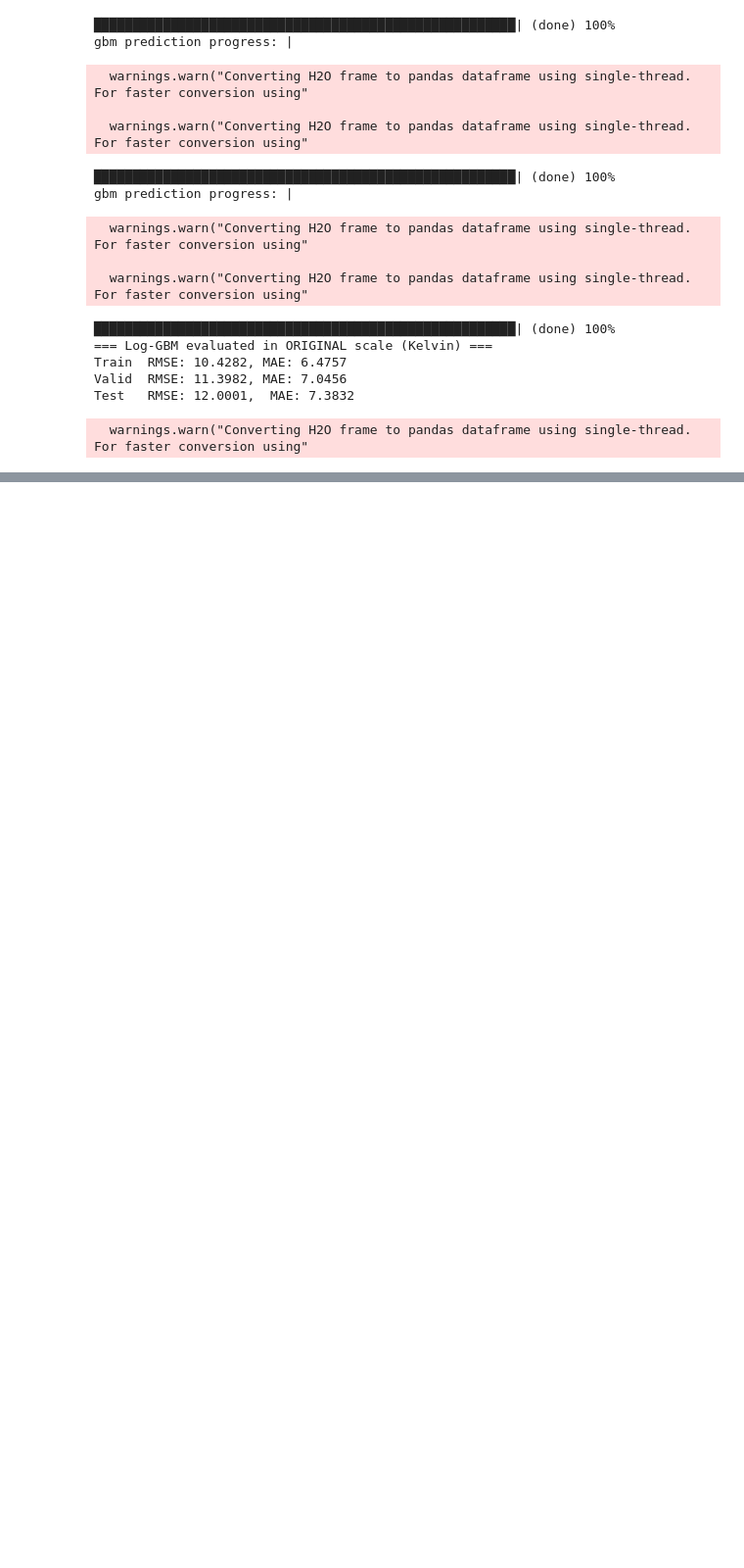
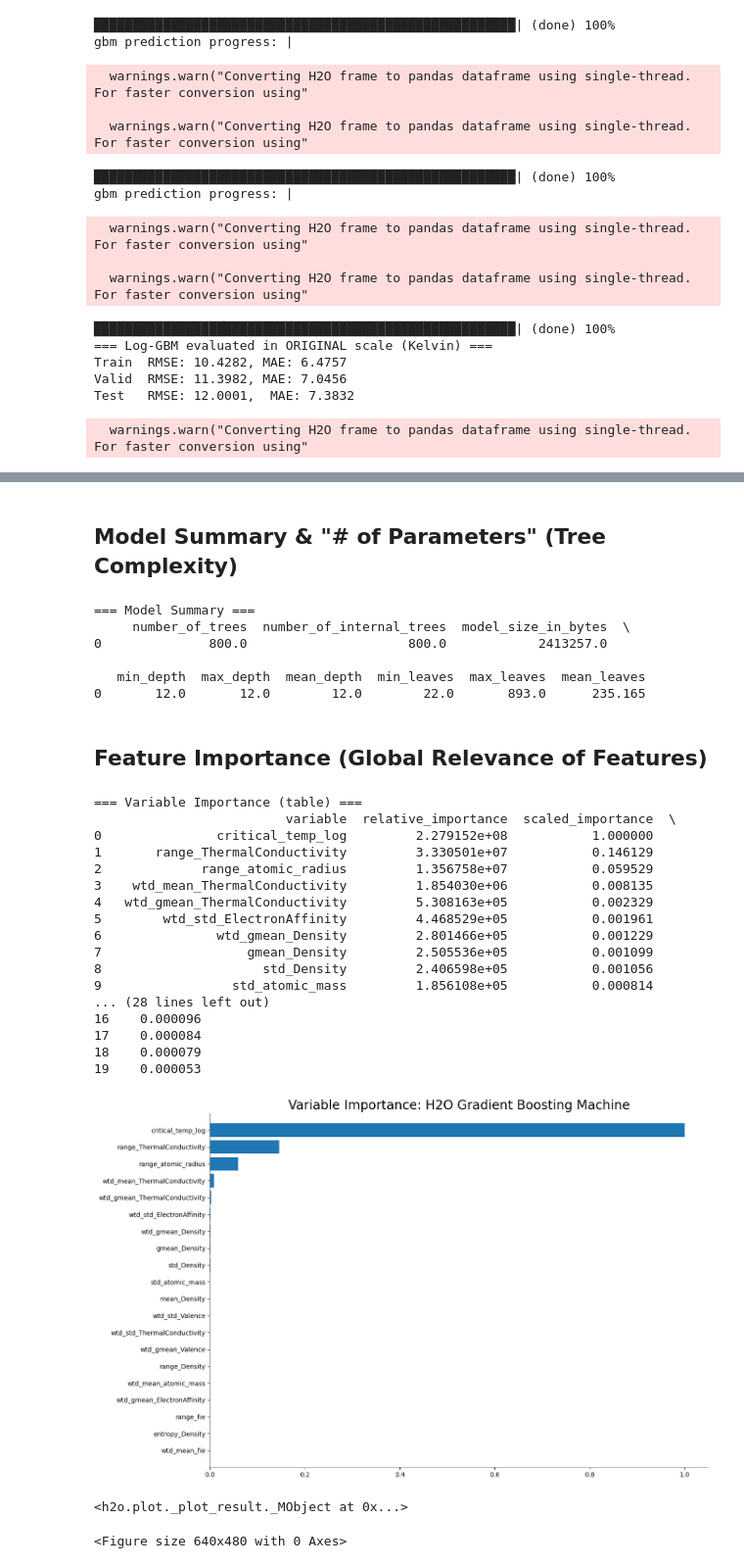
Before and after one commit to JesusHdzzzz/cse1760-project, a Jupyter notebook: Part3/src/regression_model.ipynb, the cells around one changed output, grey strips where cells are left out. Shown at 98% size. Drawn from its saved outputs; the diff is of its cells as text; code cells hidden in the pictures; blank space fills up the shorter version.

```diff
--- a/Part3/src/regression_model.ipynb
+++ b/Part3/src/regression_model.ipynb
@@ -779,0 +1319,65 @@ Test   RMSE: 12.0001,  MAE: 7.3832
+# %% [markdown]
+## Model Summary & "# of Parameters" (Tree Complexity)
+# %%
+## Inspect model complexity via model summary (trees, nodes, size)
+
+# Use whichever model you consider "best" (update variable name as needed)
+best_model = gbm_no_outliers  # or gbm_pca, gbm_topK, gbm_timed, etc.
+
+model_json = best_model._model_json["output"]
+model_summary = model_json["model_summary"].as_data_frame()
+
+print("=== Model Summary ===")
+print(model_summary)
+
+# Typical columns include:
+# - number_of_trees
+# - number_of_internal_trees
+# - model_size_in_bytes
+# - min_depth, max_depth, mean_depth, etc.
+
+# If available, you can interpret "number_of_internal_trees" or related
+# columns as an approximate measure of number of learned parameters
+# (decision nodes/splits) in the ensemble.
+# %% [output]
+=== Model Summary ===
+     number_of_trees  number_of_internal_trees  model_size_in_bytes  \
+0              800.0                     800.0            2413257.0
+
+   min_depth  max_depth  mean_depth  min_leaves  max_leaves  mean_leaves
+0       12.0       12.0        12.0        22.0       893.0      235.165
+# %% [markdown]
+## Feature Importance (Global Relevance of Features)
+# %%
+## Feature importance: which features does GBM rely on?
+
+# Again, pick the model you care about most
+feat_model = gbm_timed  # or gbm_no_outliers, gbm_topK, etc.
+
+print("=== Variable Importance (table) ===")
+varimp_table = feat_model.varimp(use_pandas=True)
+print(varimp_table.head(20))  # top 20
+
+# Plot
+feat_model.varimp_plot(num_of_features=20)
+# %% [output]
+=== Variable Importance (table) ===
+                         variable  relative_importance  scaled_importance  \
+0               critical_temp_log         2.279152e+08           1.000000
+1       range_ThermalConductivity         3.330501e+07           0.146129
+2             range_atomic_radius         1.356758e+07           0.059529
+3    wtd_mean_ThermalConductivity         1.854030e+06           0.008135
+4   wtd_gmean_ThermalConductivity         5.308163e+05           0.002329
+5        wtd_std_ElectronAffinity         4.468529e+05           0.001961
+6               wtd_gmean_Density         2.801466e+05           0.001229
+7                   gmean_Density         2.505536e+05           0.001099
+8                     std_Density         2.406598e+05           0.001056
+9                 std_atomic_mass         1.856108e+05           0.000814
+... (28 lines left out)
+16    0.000096
+17    0.000084
+18    0.000079
+19    0.000053
+[figure, added]
+<h2o.plot._plot_result._MObject at 0x...>
+<Figure size 640x480 with 0 Axes>
```
Also changed, not shown: parts of 15 cells of this notebook.
